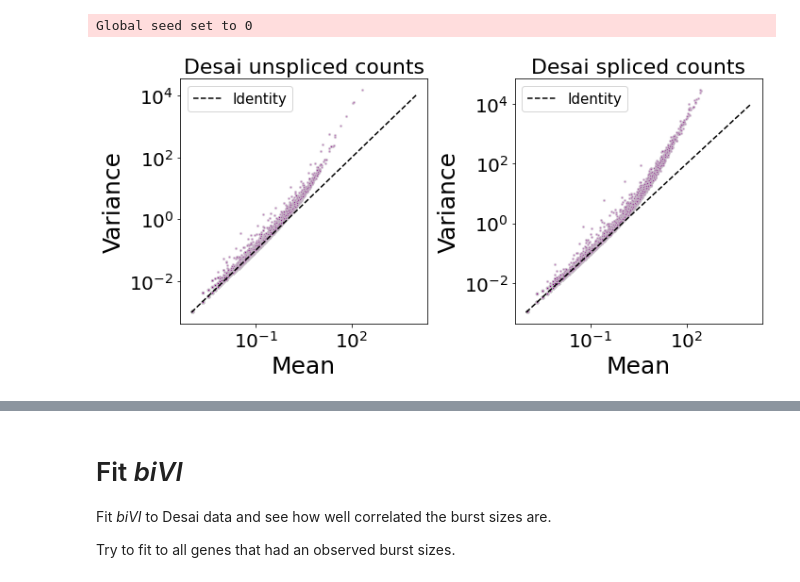
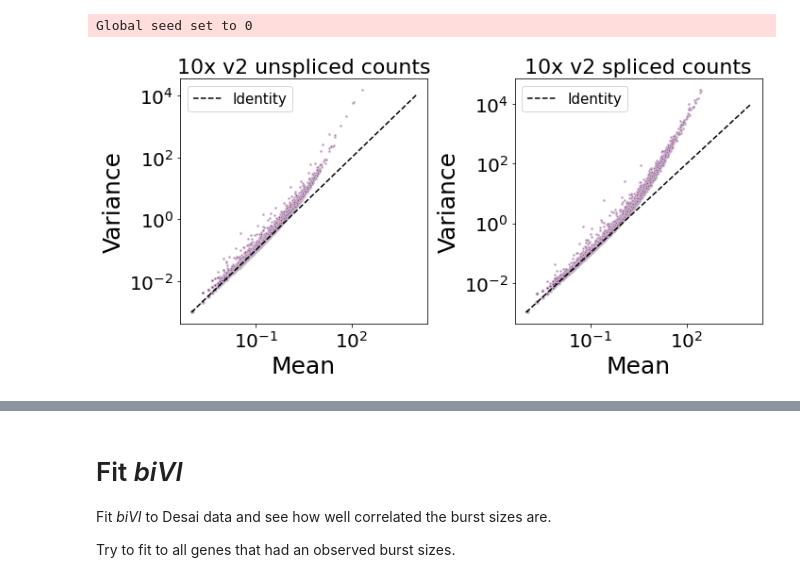
Before and after one commit to pachterlab/CGCCP_2023, a Jupyter notebook: Manuscript/analysis/Fig_S9_Burst_Size_Validation_Desai.ipynb, the cells around one changed output, grey strips where cells are left out. Cells and saved outputs as stored; diff of their text form; code cells hidden in the pictures.

```diff
--- a/Manuscript/analysis/Fig_S9_Burst_Size_Validation_Desai.ipynb
+++ b/Manuscript/analysis/Fig_S9_Burst_Size_Validation_Desai.ipynb
@@ -193,36 +197,36 @@ assert(all(adata_df_subset['gene_name'].values==es_rep1_df_subset['gene_name'].v
 # mean vs variance
 
 fig,ax = plt.subplots(1,2,figsize=(10,5))
 
 
 ax[0].set_xlabel('Mean',fontsize=25)
 ax[0].set_ylabel('Variance',fontsize=25)
 
 ax[0].scatter(nd(adata.layers['unspliced'].mean(axis=0)),
               np.array(adata.layers['unspliced'].todense()).var(axis=0),
               s = 5, alpha = 0.5, edgecolor='lightgray',color='purple')
-ax[0].set_title('Desai unspliced counts',fontsize=22)
+ax[0].set_title('10x v2 unspliced counts',fontsize=22)
 ax[0].plot([0.001,10**4],[0.001,10**4],color='k',linestyle='--',label='Identity')
 ax[0].set_xscale('log')
 ax[0].set_yscale('log')
 ax[0].legend(fontsize=15)
 
 
 ax[1].set_xlabel('Mean',fontsize=25)
 ax[1].set_ylabel('Variance',fontsize=25)
 
 ax[1].scatter(nd(adata.layers['spliced'].mean(axis=0)),
               np.array(adata.layers['spliced'].todense()).var(axis=0),
               s = 5, alpha = 0.5, color = 'purple',edgecolor='lightgray')
-ax[1].set_title('Desai spliced counts',fontsize=22)
+ax[1].set_title('10x v2 spliced counts',fontsize=22)
 ax[1].plot([0.001,10**4],[0.001,10**4],color='k',linestyle='--',label='Identity')
 ax[1].set_xscale('log')
 ax[1].set_yscale('log')
 ax[1].legend(fontsize=15)
 
 plt.tight_layout();
 # %% [output]
-[figure, old version]
+[figure, new version]
 # %%
 # intron vs exon means
 
```
Also changed, not shown: parts of 9 cells of this notebook, 3 other files.
